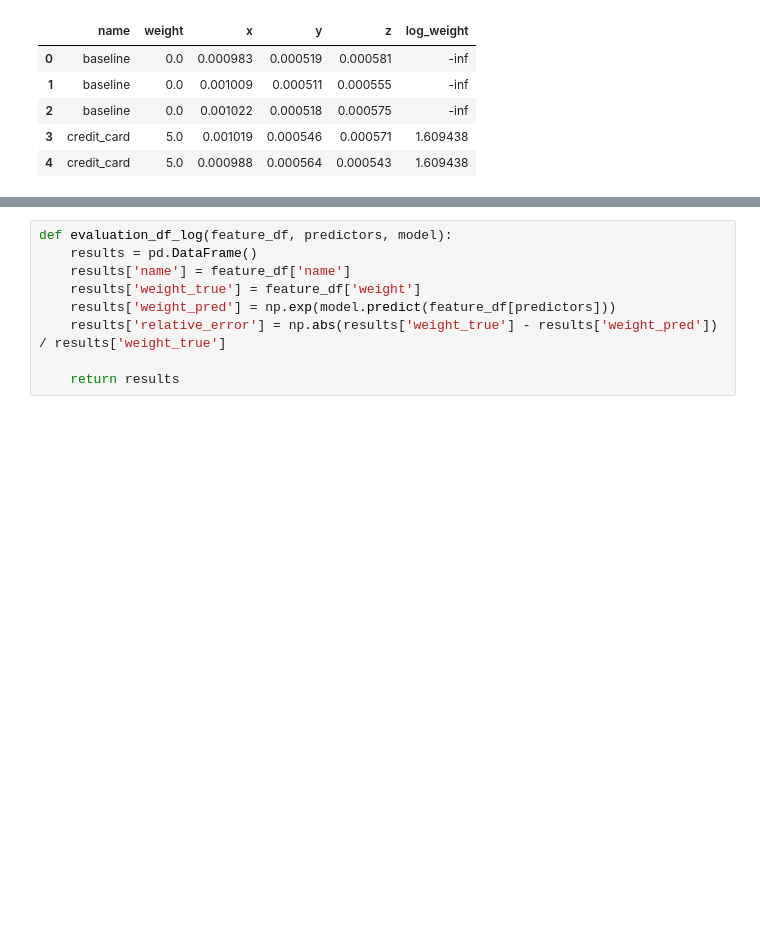
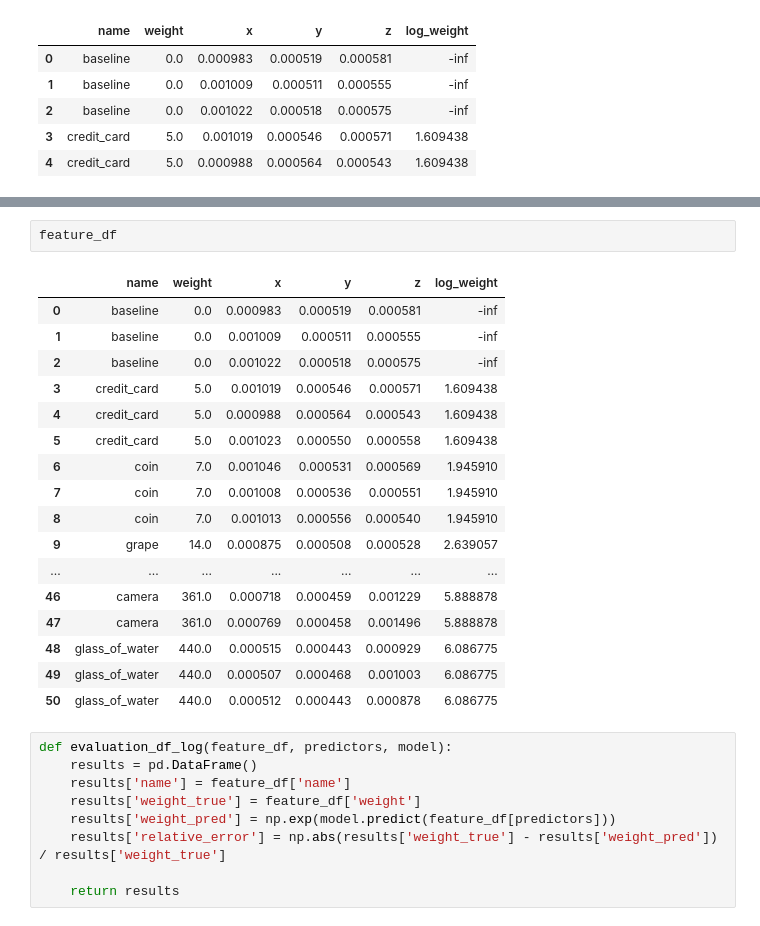
Before and after one commit to bummoblizard/comp3516-scale, a Jupyter notebook: analysis/base_analysis.ipynb, the cells around one changed output, grey strips where cells are left out. Saved outputs shown, nothing was run; the diff lists cells and outputs as text; blank space fills up the shorter version.

```diff
--- a/analysis/base_analysis.ipynb
+++ b/analysis/base_analysis.ipynb
@@ -433,3 +450,23 @@ strong multicollinearity problems or that the design matrix is singular.
+# %%
+feature_df
+# %% [output]
+|  | name | weight | x | y | z | log_weight |
+| 0 | baseline | 0.0 | 0.000983 | 0.000519 | 0.000581 | -inf |
+| 1 | baseline | 0.0 | 0.001009 | 0.000511 | 0.000555 | -inf |
+| 2 | baseline | 0.0 | 0.001022 | 0.000518 | 0.000575 | -inf |
+| 3 | credit_card | 5.0 | 0.001019 | 0.000546 | 0.000571 | 1.609438 |
+| 4 | credit_card | 5.0 | 0.000988 | 0.000564 | 0.000543 | 1.609438 |
+| 5 | credit_card | 5.0 | 0.001023 | 0.000550 | 0.000558 | 1.609438 |
+| 6 | coin | 7.0 | 0.001046 | 0.000531 | 0.000569 | 1.945910 |
+| 7 | coin | 7.0 | 0.001008 | 0.000536 | 0.000551 | 1.945910 |
+| 8 | coin | 7.0 | 0.001013 | 0.000556 | 0.000540 | 1.945910 |
+| 9 | grape | 14.0 | 0.000875 | 0.000508 | 0.000528 | 2.639057 |
+| ... | ... | ... | ... | ... | ... | ... |
+| 46 | camera | 361.0 | 0.000718 | 0.000459 | 0.001229 | 5.888878 |
+| 47 | camera | 361.0 | 0.000769 | 0.000458 | 0.001496 | 5.888878 |
+| 48 | glass_of_water | 440.0 | 0.000515 | 0.000443 | 0.000929 | 6.086775 |
+| 49 | glass_of_water | 440.0 | 0.000507 | 0.000468 | 0.001003 | 6.086775 |
+| 50 | glass_of_water | 440.0 | 0.000512 | 0.000443 | 0.000878 | 6.086775 |
 # %%
 def evaluation_df_log(feature_df, predictors, model):
     results = pd.DataFrame()
```
Also changed, not shown: parts of 16 cells of this notebook, 1 other file.
